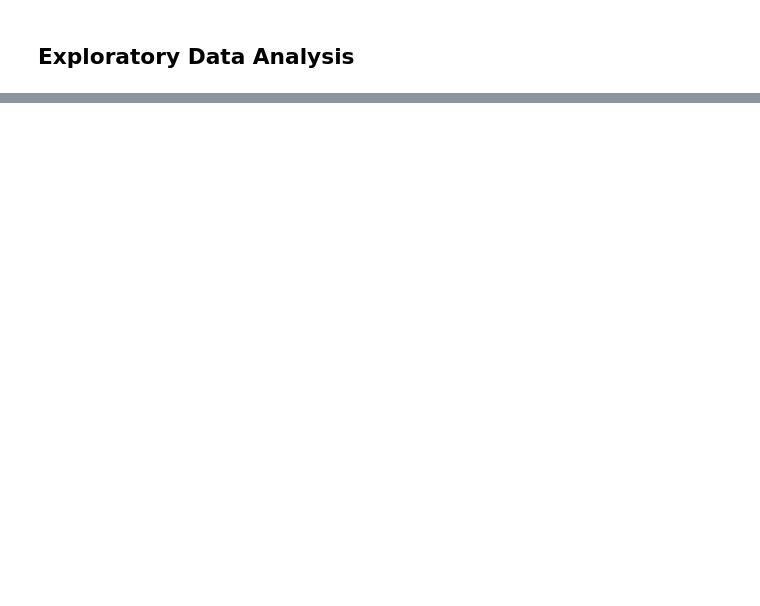
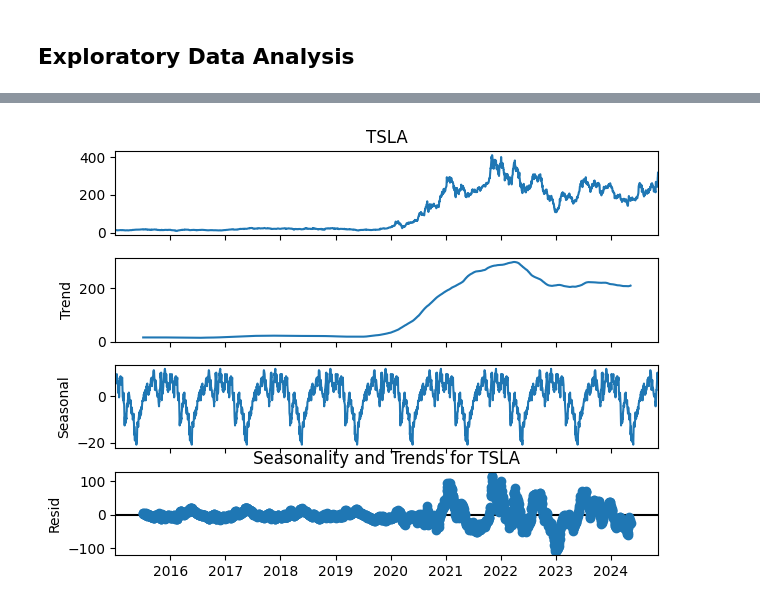
Before and after one commit to trynursalme/KAIM-Week-11, a Jupyter notebook: notebook/EDA.ipynb, the cells around one changed output, grey strips where cells are left out. Cells and saved outputs as stored; diff of their text form; code cells hidden in the pictures; blank space fills up the shorter version.

```diff
--- a/notebook/EDA.ipynb
+++ b/notebook/EDA.ipynb
@@ -470,0 +150,7 @@ KeyError: 'TSLA_Adj Close'
+# %%
+decomposition = seasonal_decompose(combined_data['TSLA'], model='additive', period=252)  # Approx. trading days in a year
+decomposition.plot()
+plt.title('Seasonality and Trends for TSLA')
+plt.show()
+# %% [output]
+[figure, added]
```
Also changed, not shown: parts of 34 cells of this notebook.
